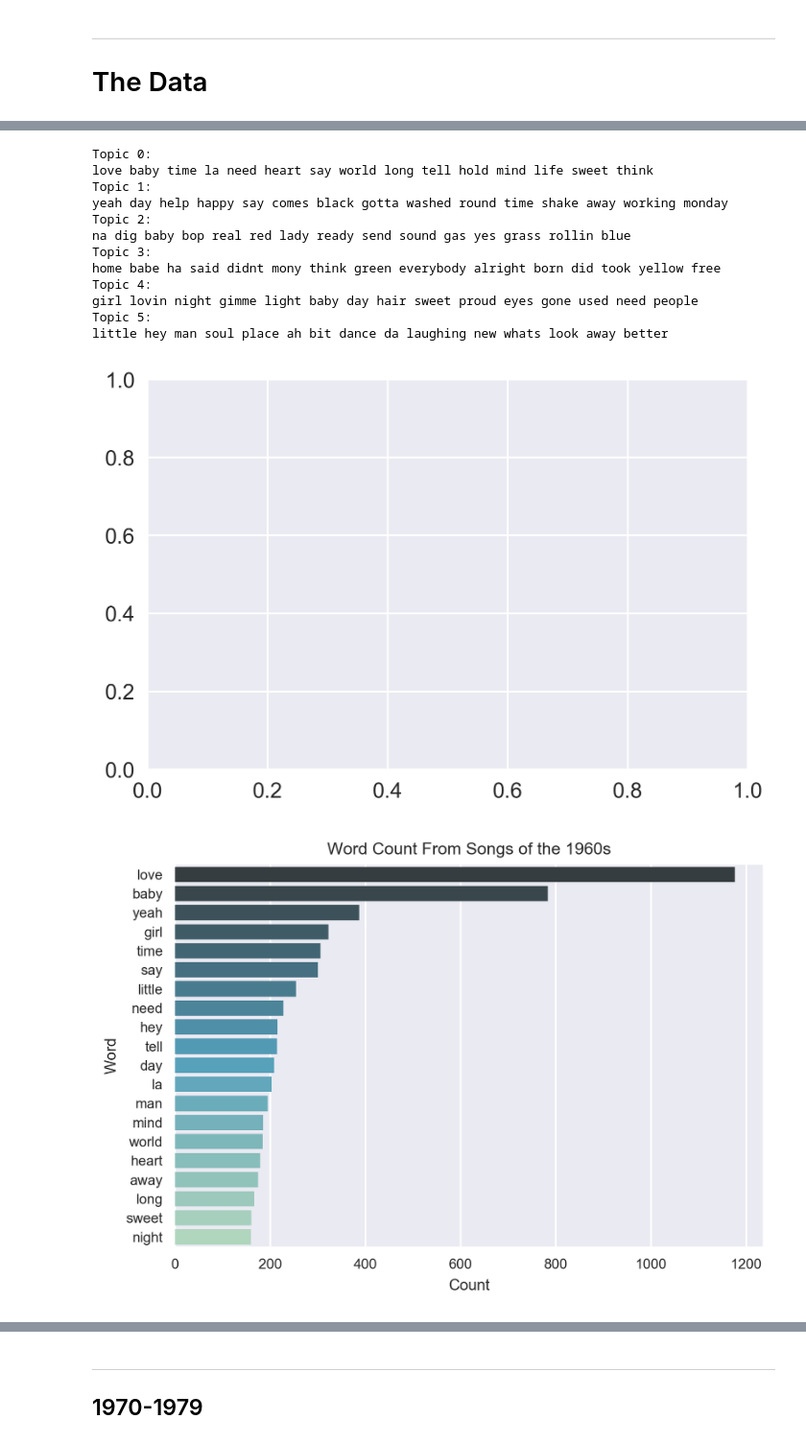
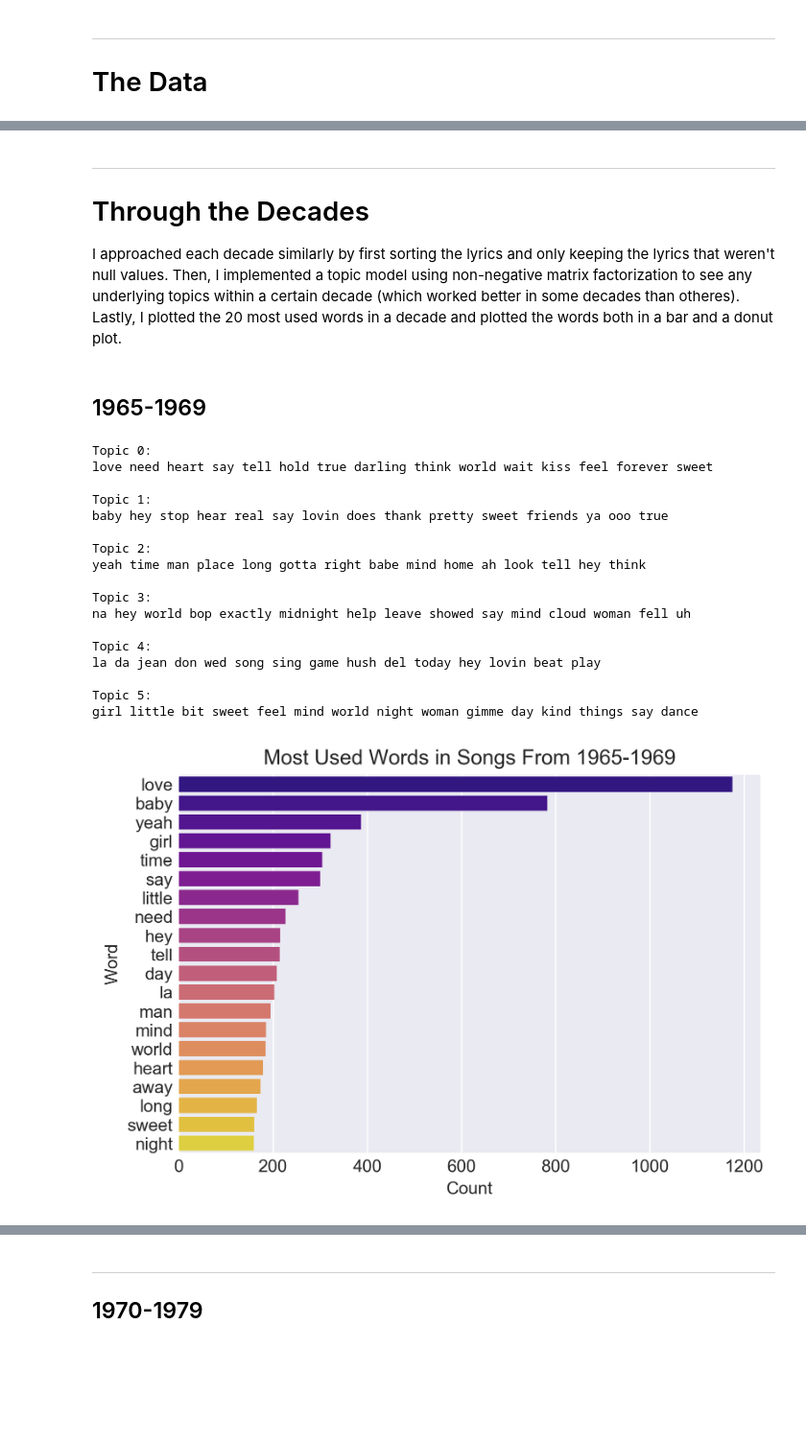
Before and after one commit to jasonsjiang/Notebooks, a Jupyter notebook: billboard-exploration.ipynb, the cells around one changed output, grey strips where cells are left out. Shown at 96% size. Saved outputs shown, nothing was run; the diff lists cells and outputs as text; code cells hidden in the pictures; blank space fills up the shorter version.

```diff
--- a/billboard-exploration.ipynb
+++ b/billboard-exploration.ipynb
@@ -77,5 +52,7 @@ more_stop_words = set(['im', 'like', 'it', 'dont', 'aint', 'ive', 'ill',
                        'wont', 'gonna', 'youre','just','got','theres',
                        'let','oh', 'come', 'want', 'good','make', 'cause',
                        'shes', 'hes', 'lets', 'theyll', 'youll', 'youve',
-                       'id', 'thats', 'way', 'wanna', 'know', 'imma', 'theyre', 'youd'])
+                       'id', 'thats', 'way', 'wanna', 'know', 'imma', 'theyre',
+                       'youd', 'ooh', 'ityoure'])
+
 stop = stop_words.ENGLISH_STOP_WORDS.union(more_stop_words)
@@ -89,38 +91,36 @@ Implementing a topic model for the years 1965-1969, the first decade in this ana
+# %% [markdown]
+----
+# Through the Decades
+
+I approached each decade similarly by first sorting the lyrics and only keeping the lyrics that weren't null values. Then, I implemented a topic model using non-negative matrix factorization to see any underlying topics within a certain decade (which worked better in some decades than otheres). Lastly, I plotted the 20 most used words in a decade and plotted the words both in a bar and a donut plot.
+# %% [markdown]
+## 1965-1969
 # %%
 decade1lyrics = lyrics[lyrics['Year'] < 1970]['Lyrics'].values
 decade1lyrics = [i for i in decade1lyrics if type(i) == str] #Handle NaN values.
 
-#tfidf1_vectorizer = TfidfVectorizer(max_df=0.25, min_df=2, stop_words=stop)
-#tfidf1 = tfidf_vectorizer.fit_transform(decade1lyrics)
-#tfidf_feature_names = tfidf_vectorizer.get_feature_names()
+tfidf1_vectorizer = TfidfVectorizer(max_df=0.80, min_df=2, stop_words=stop)
+tfidf1 = tfidf1_vectorizer.fit_transform(decade1lyrics)
+decade1_fn = tfidf1_vectorizer.get_feature_names()
 
-count_vec1 = CountVectorizer(max_df=0.65, min_df=2, stop_words=stop)
-cv1 = count_vec1.fit_transform(decade1lyrics)
-cv_fn1 = count_vec1.get_feature_names()
+decade1NMF = NMF(n_components=6, random_state=1, init='nndsvd').fit(tfidf1)
 
-decade1LDA = LatentDirichletAllocation(n_components=6,
-                                       batch_size=29,
-                                       learning_decay=.7,
-                                       max_iter=130,
-                                       learning_method='online').fit(cv1)
-
-show_sk_topics(decade1LDA, cv_fn1, 15)
+show_sk_topics(decade1NMF, decade1_fn, 15)
 # %% [output]
 Topic 0:
-love baby time la need heart say world long tell hold mind life sweet think
+love need heart say tell hold true darling think world wait kiss feel forever sweet
+
 Topic 1:
-yeah day help happy say comes black gotta washed round time shake away working monday
+baby hey stop hear real say lovin does thank pretty sweet friends ya ooo true
+
 Topic 2:
-na dig baby bop real red lady ready send sound gas yes grass rollin blue
+yeah time man place long gotta right babe mind home ah look tell hey think
+
 Topic 3:
-home babe ha said didnt mony think green everybody alright born did took yellow free
+na hey world bop exactly midnight help leave showed say mind cloud woman fell uh
+
 Topic 4:
-girl lovin night gimme light baby day hair sweet proud eyes gone used need people
+la da jean don wed song sing game hush del today hey lovin beat play
+
 Topic 5:
-little hey man soul place ah bit dance da laughing new whats look away better
+girl little bit sweet feel mind world night woman gimme day kind things say dance
-# %%
-words1, count1 = top_20_words(cv1, cv_fn1)
-plot_top_20(words1, count1, 1960)
-# %% [output]
-[figure, removed]
-[figure, removed]
@@ -130,0 +127,10 @@ donut_plot_colors = [i for i in cm.GnBu(np.arange(0, 255, 12))][::-1]
+# %%
+count_vec1 = CountVectorizer(max_df=0.95, min_df=2, stop_words=stop)
+cv1 = count_vec1.fit_transform(decade1lyrics)
+cv_fn1 = count_vec1.get_feature_names()
+#decade1LDA = LatentDirichletAllocation(n_components=6, batch_size=29, learning_decay=.7, max_iter=130, learning_method='online').fit(cv1)
+
+words1, count1 = top_20_words(cv1, cv_fn1)
+plot_top_20(words1, count1, 'Most Used Words in Songs From 1965-1969')
+# %% [output]
+[figure, added]
```
Also changed, not shown: parts of 111 cells of this notebook, 1 other file.
